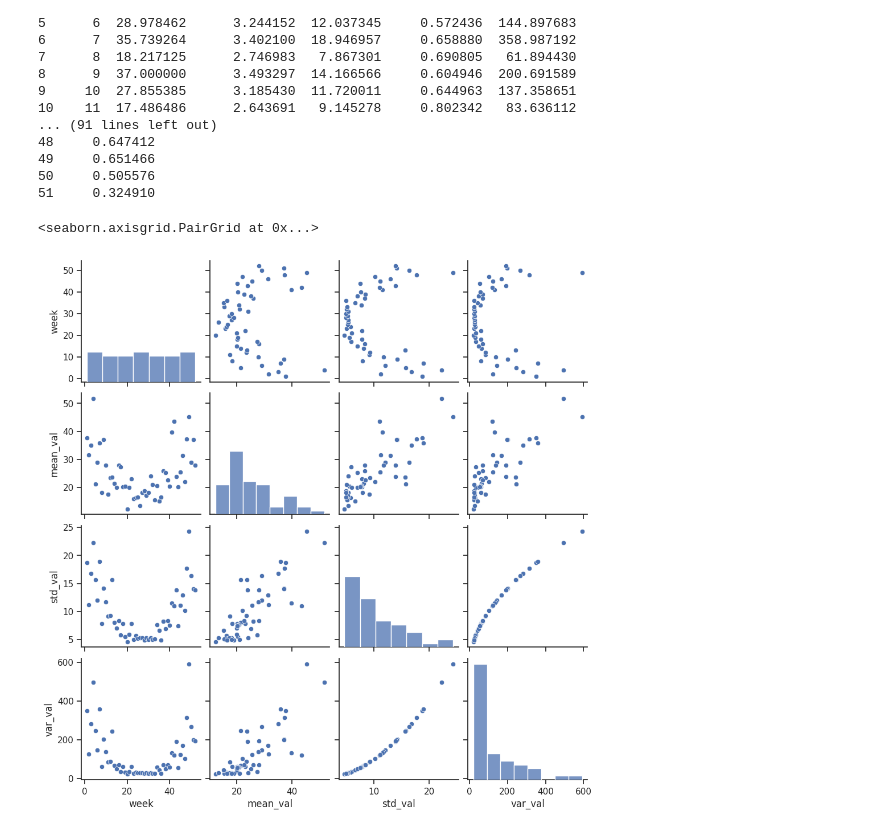
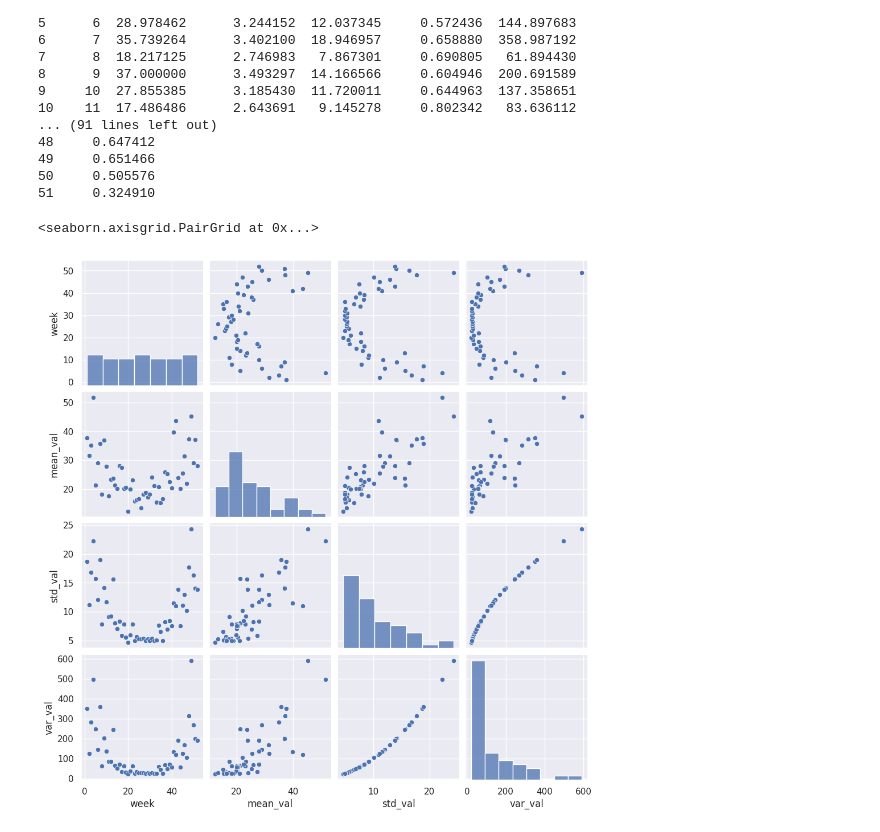
Before and after one commit to CostanzaCantalini/bayes_colab, a Jupyter notebook: data/analisi_esplorativa_tesi.ipynb, the cells around one changed output. Drawn from its saved outputs; the diff is of its cells as text; code cells hidden in the pictures.

Commit message:
cambiata estetica di alcuni plot

```diff
--- a/data/analisi_esplorativa_tesi.ipynb
+++ b/data/analisi_esplorativa_tesi.ipynb
@@ -156,10 +150,11 @@ print(week_stats_df)
 50     0.505576
 51     0.324910
 # %%
+sns.set_theme()
 sns.pairplot(week_stats_df[['week','mean_val','std_val','var_val']])
 # %% [output]
 <seaborn.axisgrid.PairGrid at 0x...>
-[figure, old version]
+[figure, new version]
 # %%
 sns.pairplot(week_stats_df[['week','mean_log_val','std_log_val','var_log_val']])
 # %% [output]
```
Also changed, not shown: parts of 7 cells of this notebook.
